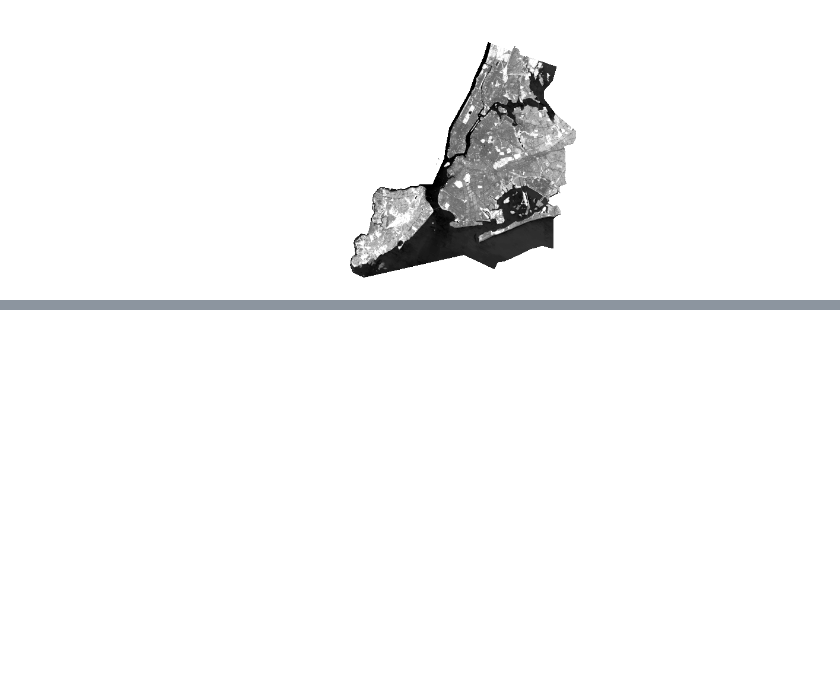
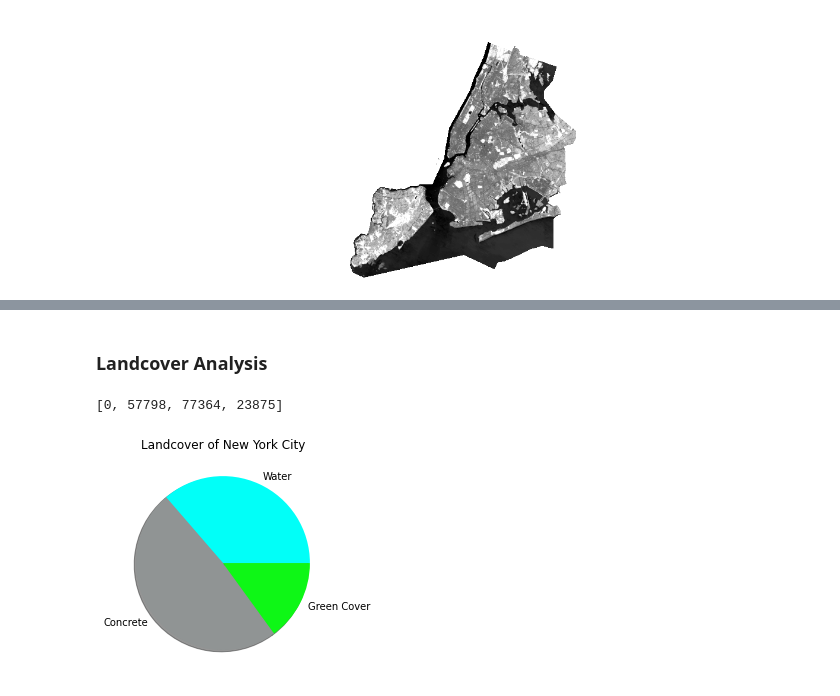
Before and after one commit to Bench-amblee/arcpy, a Jupyter notebook: nyc_landcover.ipynb, the cells around one changed output, grey strips where cells are left out. Cells and saved outputs as stored; diff of their text form; code cells hidden in the pictures; blank space fills up the shorter version.

```diff
--- a/nyc_landcover.ipynb
+++ b/nyc_landcover.ipynb
@@ -115,0 +133,24 @@ MapView(layout=Layout(height='400px', width='100%'))
+# %% [markdown]
+### Landcover Analysis
+# %%
+xpixel = (nyc_clip.extent['xmax'] - nyc_clip.extent['xmin']) / 800
+ypixel = (nyc_clip.extent['ymax'] - nyc_clip.extent['ymin']) / 400
+
+full_res = masked.compute_histograms(nyc_clip.extent,
+                                   pixel_size={'x':xpixel, 'y': ypixel})
+total_pix = 0
+hist = full_res['histograms'][0]['counts'][0:]
+for x in hist[1:]:
+    total_pix += x
+hist
+# %% [output]
+[0, 57798, 77364, 23875]
+# %%
+colors=['#0EF716','#01FFF8','#909494']
+labels =[ (hist[1]/sum(hist)), (hist[2]/sum(hist)), (hist[3]/sum(hist)) ]
+plt.pie(hist, labels=['', 'Water', 'Concrete', 'Green Cover'],colors=colors,
+        shadow=True)
+plt.title('Landcover of New York City')
+plt.show()
+# %% [output]
+[figure, added]
```
Also changed, not shown: parts of 14 cells of this notebook.
